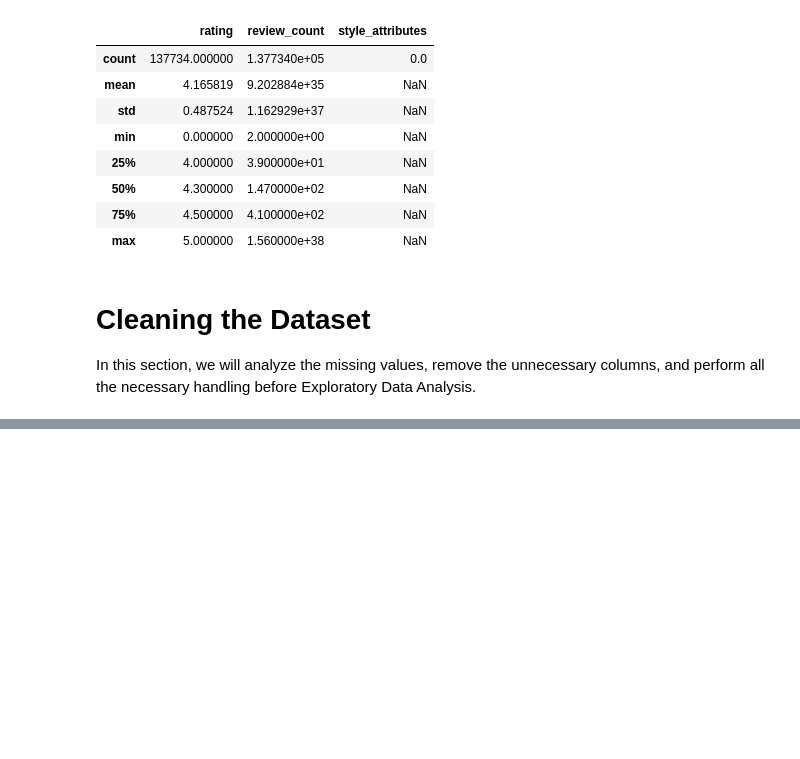
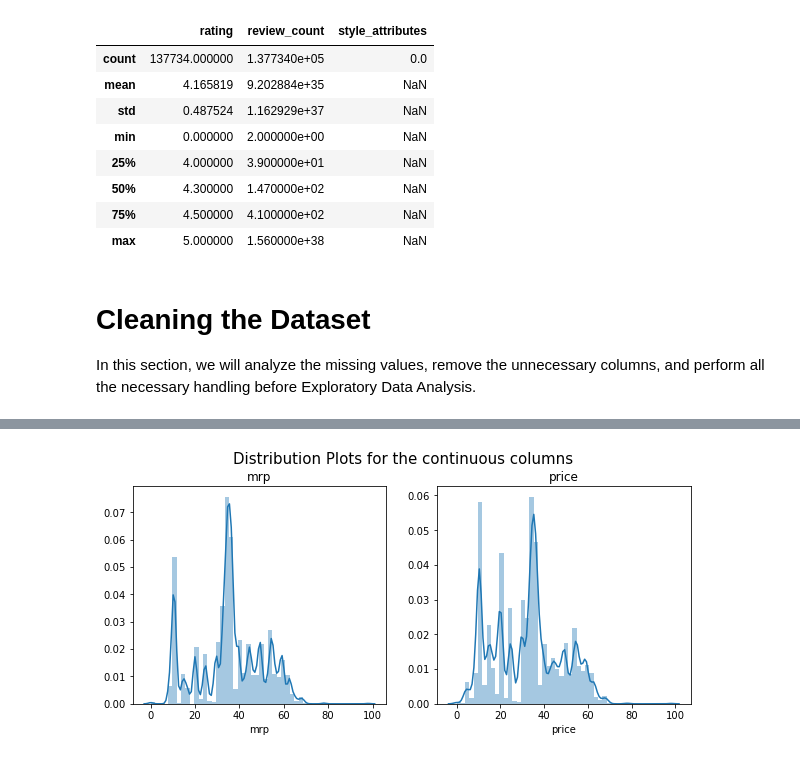
Before and after one commit to shardul-rajhans/fashion-price-prediction, a Jupyter notebook: EDA_Price_Prediction.ipynb, the cells around one changed output, grey strips where cells are left out. Saved outputs shown, nothing was run; the diff lists cells and outputs as text; code cells hidden in the pictures; blank space fills up the shorter version.

```diff
--- a/EDA_Price_Prediction.ipynb
+++ b/EDA_Price_Prediction.ipynb
@@ -235,0 +338,17 @@ Name: product_category_wide, dtype: int64
+# %%
+# Let's plot the distribution plot for the continuous columns
+
+fig, ax = plt.subplots(1, 2, figsize=(10, 4))
+
+fig.set_constrained_layout(True)
+fig.suptitle('Distribution Plots for the continuous columns', fontsize=15, y=1)
+
+sns.distplot(victoria_secret_s['mrp'], ax=ax[0])
+ax[0].set_title('mrp')
+
+sns.distplot(victoria_secret_s['price'], ax=ax[1])
+ax[1].set_title('price')
+
+plt.show()
+# %% [output]
+[figure, added]
```
Also changed, not shown: parts of 30 cells of this notebook.
